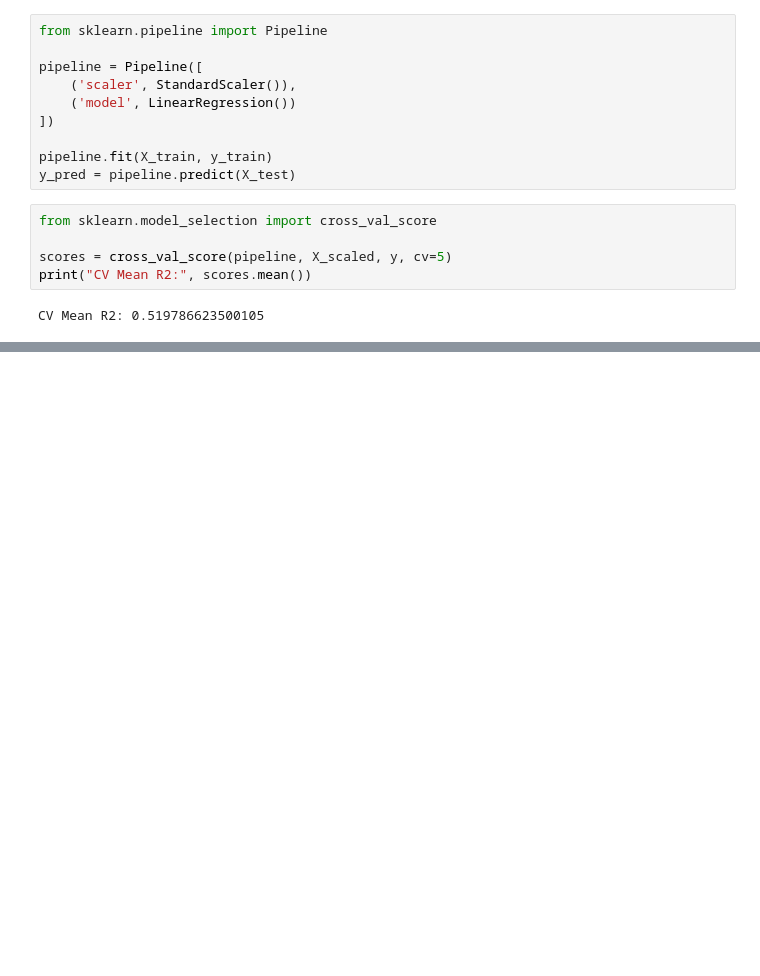
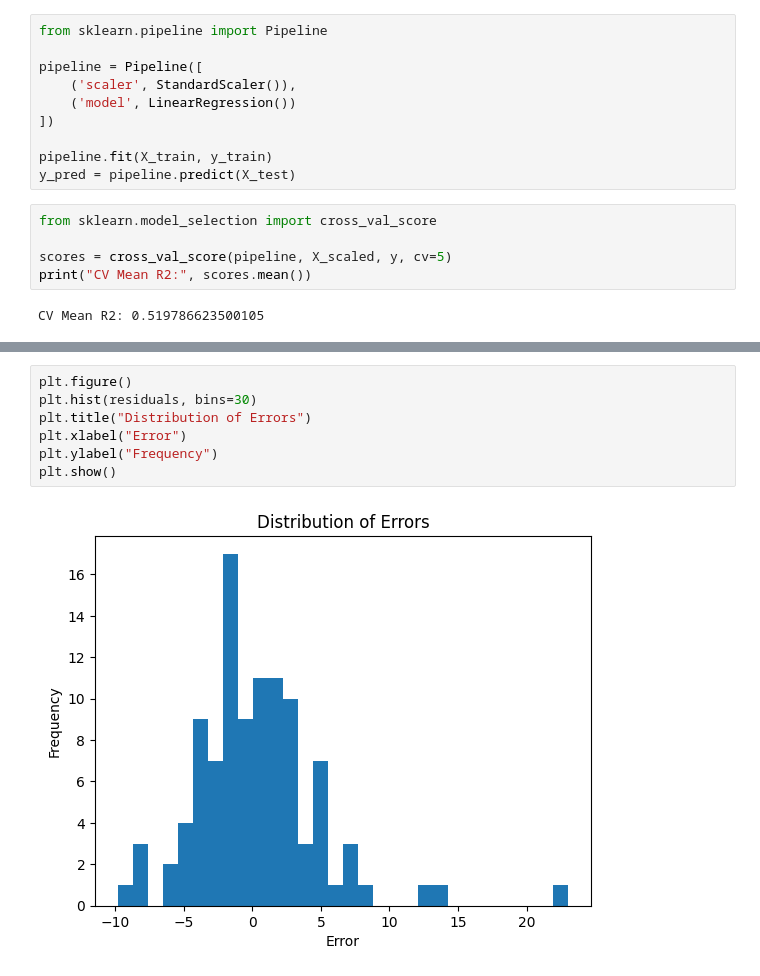
Before and after one commit to Ebin21/ML, a Jupyter notebook: House_Price2.ipynb, the cells around one changed output, grey strips where cells are left out. Saved outputs shown, nothing was run; the diff lists cells and outputs as text; blank space fills up the shorter version.

```diff
--- a/House_Price2.ipynb
+++ b/House_Price2.ipynb
@@ -120,0 +144,9 @@ CV Mean R2: 0.519786623500105
+# %%
+plt.figure()
+plt.hist(residuals, bins=30)
+plt.title("Distribution of Errors")
+plt.xlabel("Error")
+plt.ylabel("Frequency")
+plt.show()
+# %% [output]
+[figure, added]
```
Also changed, not shown: parts of 3 cells of this notebook.
